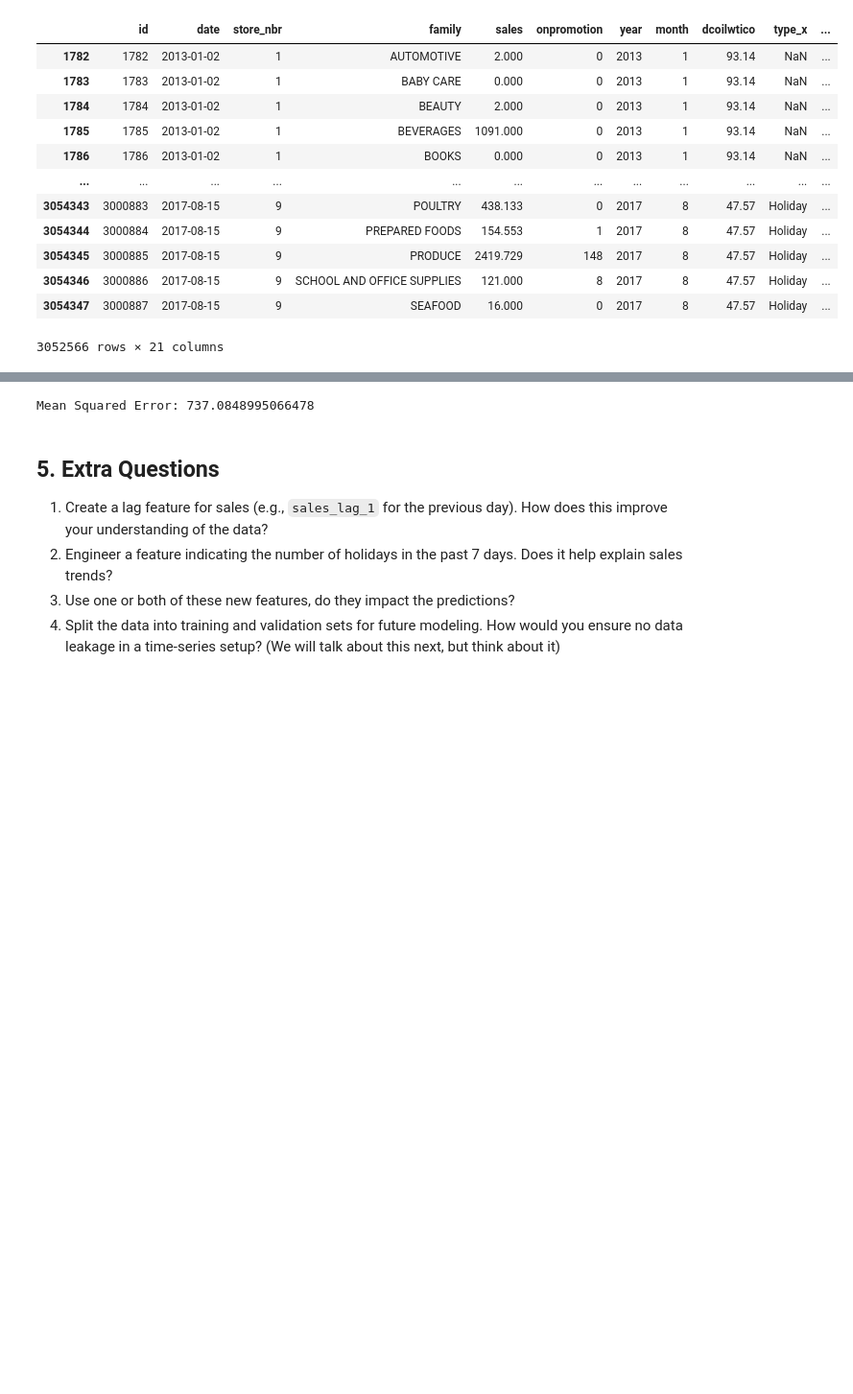
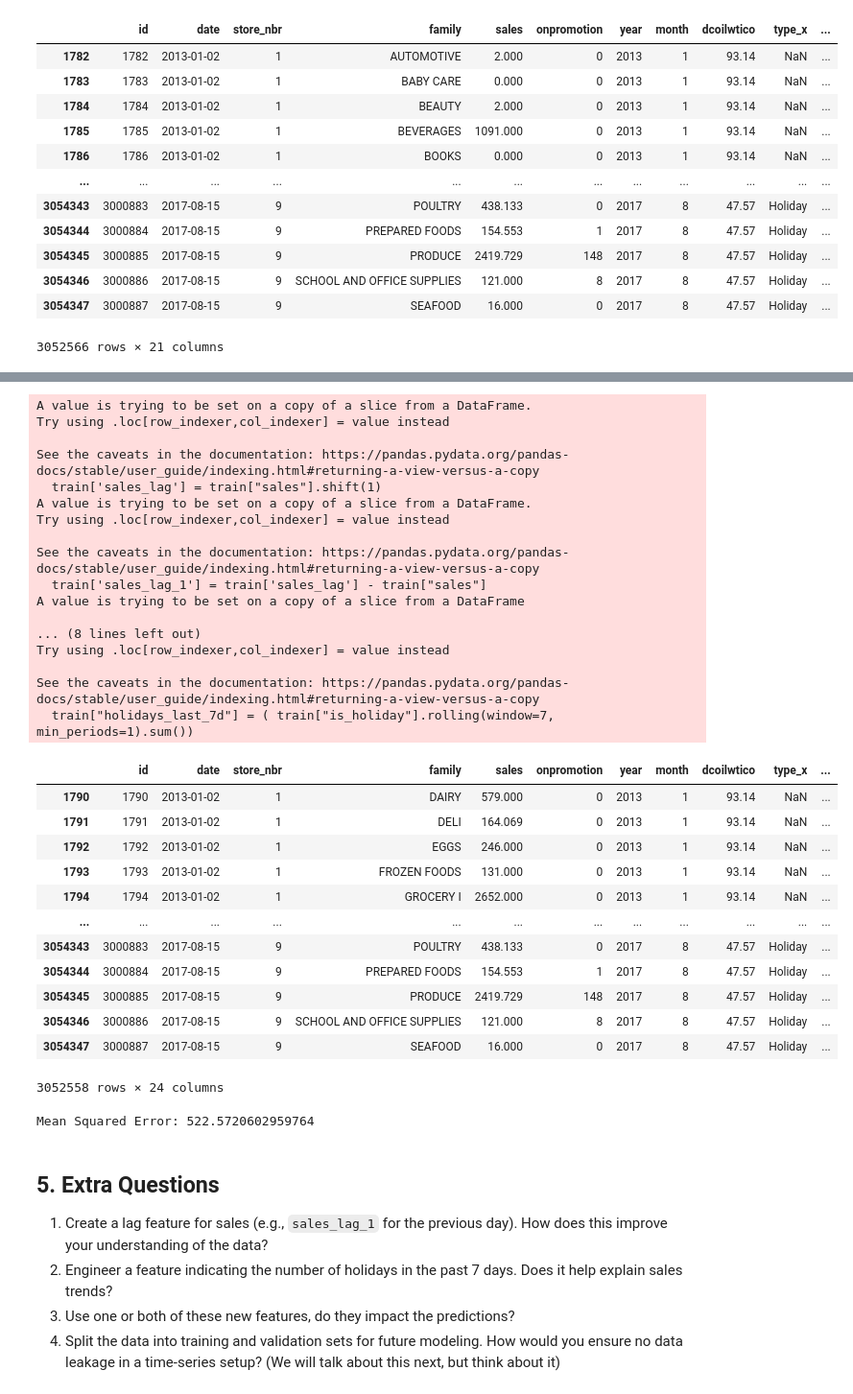
Before and after one commit to Diogc8/Samsung, a Jupyter notebook: Chapter 3 - Supervised Learning/Class 1 - Linear Regression /Exercises/regression.ipynb, the cells around one changed output, grey strips where cells are left out. Shown: that part at 96% size. Drawn from its saved outputs; the diff is of its cells as text; code cells hidden in the pictures; blank space fills up the shorter version.

```diff
--- a/Chapter 3 - Supervised Learning/Class 1 - Linear Regression /Exercises/regression.ipynb
+++ b/Chapter 3 - Supervised Learning/Class 1 - Linear Regression /Exercises/regression.ipynb
@@ -200,3 +193,44 @@ See the caveats in the documentation: https://pandas.pydata.org/pandas-docs/stab
+# %%
+train['sales_lag'] = train["sales"].shift(1)
+train['sales_lag_1'] = train['sales_lag'] - train["sales"]
+train = train.dropna(subset=["sales_lag"])
+train.drop(columns=["sales_lag","sales_lag_2"], inplace=True)
+
+train["is_holiday"] = (train["type_x"] == "Holiday").astype(int)
+
+train["holidays_last_7d"] = ( train["is_holiday"].rolling(window=7, min_periods=1).sum())
+train
+# %% [output]
+A value is trying to be set on a copy of a slice from a DataFrame.
+Try using .loc[row_indexer,col_indexer] = value instead
+
+See the caveats in the documentation: https://pandas.pydata.org/pandas-docs/stable/user_guide/indexing.html#returning-a-view-versus-a-copy
+  train['sales_lag'] = train["sales"].shift(1)
+A value is trying to be set on a copy of a slice from a DataFrame.
+Try using .loc[row_indexer,col_indexer] = value instead
+
+See the caveats in the documentation: https://pandas.pydata.org/pandas-docs/stable/user_guide/indexing.html#returning-a-view-versus-a-copy
+  train['sales_lag_1'] = train['sales_lag'] - train["sales"]
+A value is trying to be set on a copy of a slice from a DataFrame
+
+... (8 lines left out)
+Try using .loc[row_indexer,col_indexer] = value instead
+
+See the caveats in the documentation: https://pandas.pydata.org/pandas-docs/stable/user_guide/indexing.html#returning-a-view-versus-a-copy
+  train["holidays_last_7d"] = ( train["is_holiday"].rolling(window=7, min_periods=1).sum())
+|  | id | date | store_nbr | family | sales | onpromotion | year | month | dcoilwtico | type_x | ... |
+| 1790 | 1790 | 2013-01-02 | 1 | DAIRY | 579.000 | 0 | 2013 | 1 | 93.14 | NaN | ... |
+| 1791 | 1791 | 2013-01-02 | 1 | DELI | 164.069 | 0 | 2013 | 1 | 93.14 | NaN | ... |
+| 1792 | 1792 | 2013-01-02 | 1 | EGGS | 246.000 | 0 | 2013 | 1 | 93.14 | NaN | ... |
+| 1793 | 1793 | 2013-01-02 | 1 | FROZEN FOODS | 131.000 | 0 | 2013 | 1 | 93.14 | NaN | ... |
+| 1794 | 1794 | 2013-01-02 | 1 | GROCERY I | 2652.000 | 0 | 2013 | 1 | 93.14 | NaN | ... |
+| ... | ... | ... | ... | ... | ... | ... | ... | ... | ... | ... | ... |
+| 3054343 | 3000883 | 2017-08-15 | 9 | POULTRY | 438.133 | 0 | 2017 | 8 | 47.57 | Holiday | ... |
+| 3054344 | 3000884 | 2017-08-15 | 9 | PREPARED FOODS | 154.553 | 1 | 2017 | 8 | 47.57 | Holiday | ... |
+| 3054345 | 3000885 | 2017-08-15 | 9 | PRODUCE | 2419.729 | 148 | 2017 | 8 | 47.57 | Holiday | ... |
+| 3054346 | 3000886 | 2017-08-15 | 9 | SCHOOL AND OFFICE SUPPLIES | 121.000 | 8 | 2017 | 8 | 47.57 | Holiday | ... |
+| 3054347 | 3000887 | 2017-08-15 | 9 | SEAFOOD | 16.000 | 0 | 2017 | 8 | 47.57 | Holiday | ... |
+3052558 rows × 24 columns
 # %%
 # prompt: ### 4. Training Season
 # Based on all the EDA and feature engineer done prior train a simple linear regression
@@ -211,7 +245,7 @@ import category_encoders as ce
 
 
 # Select features and target variable
-features = ["dcoilwtico","onpromotion","store_nbr","cluster","family","city"]
+features = ["dcoilwtico","onpromotion","store_nbr","cluster","family","city",'sales_lag_1','is_holiday',	'holidays_last_7d',"type_y","day_of_week"]
 target = 'sales'
 
 # Handle missing values (if any) -  replace with more robust imputation if necessary
@@ -224,7 +258,7 @@ y = train[target]
 #Question: In this dataset train and test are already separated. Why would we split it again ? Is there a reason ? Is this correct?
 #P.s this is a time-series
 X_train, X_test, y_train, y_test = train_test_split(X, y, test_size=0.2, random_state=42)
-ohe = ce.OneHotEncoder(cols=["family","city"])
+ohe = ce.OneHotEncoder(cols=["family","city","type_y"])
 X_train = ohe.fit_transform(X_train)
 X_test = ohe.transform(X_test)
 
@@ -240,7 +274,7 @@ mse = mean_squared_error(y_test, y_pred)
 mse1 = math.sqrt(mse)
 print(f"Mean Squared Error: {mse1}")
 # %% [output]
-Mean Squared Error: 737.0848995066478
+Mean Squared Error: 522.5720602959764
 # %% [markdown]
 ## 5. Extra Questions
 1. Create a lag feature for sales (e.g., `sales_lag_1` for the previous day). How does this improve your understanding of the data?
```
Also changed, not shown: parts of 3 cells of this notebook.
